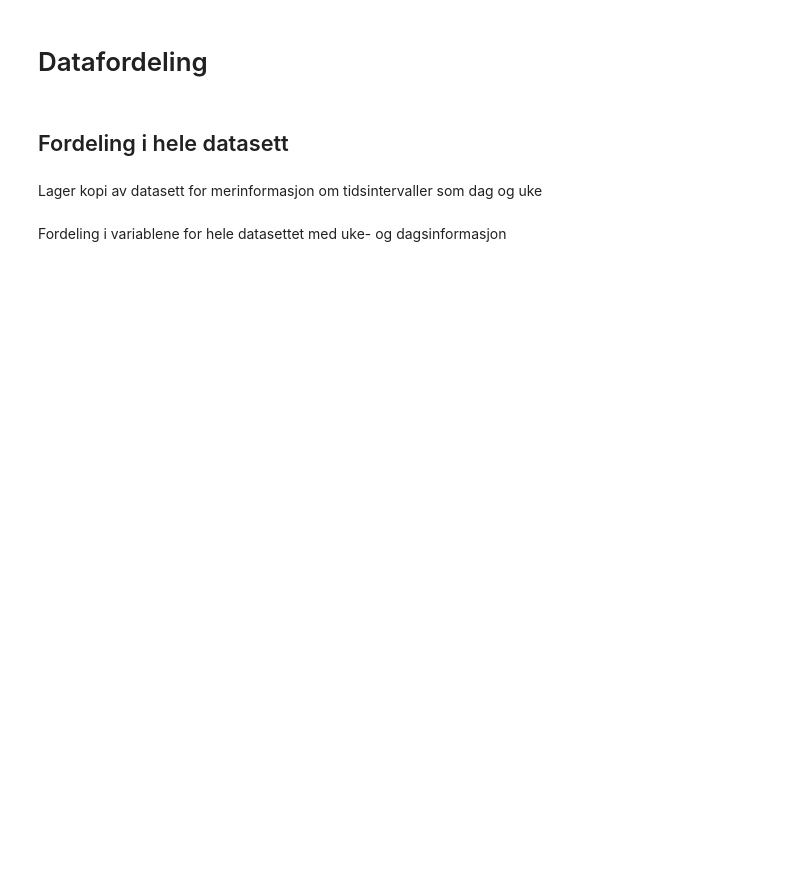
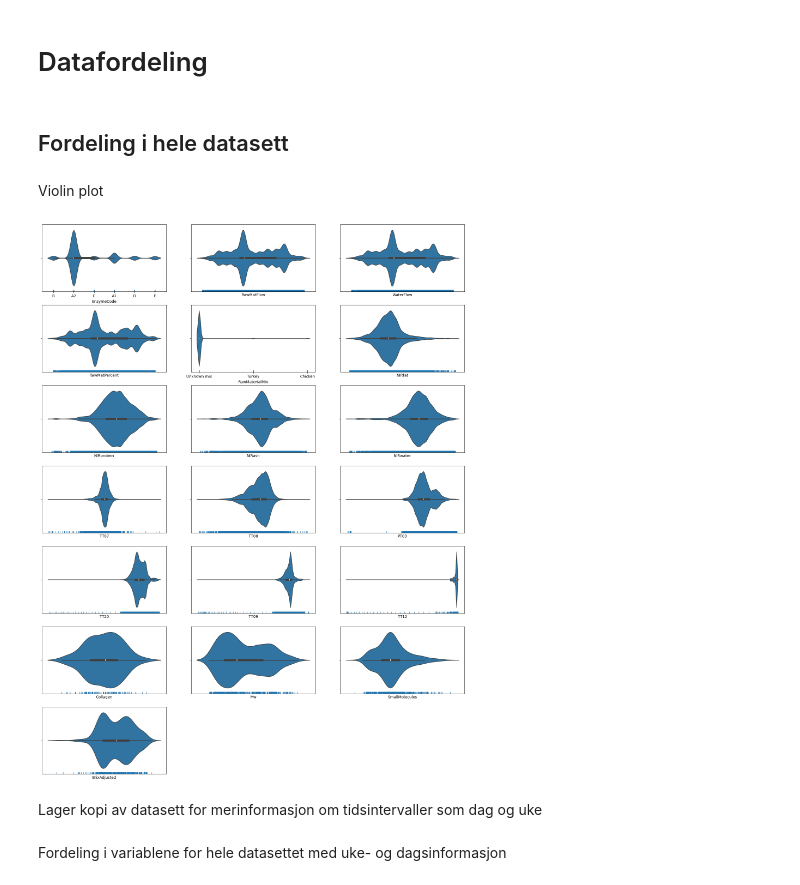
Before and after one commit to PreyPython123/Master-V24-Semiveiledet-Regresjon, a Jupyter notebook: Bioco_Dataprosessering,_Dataforståelse_og_Dataundersøkelse.ipynb, the cells around one changed output. Saved outputs shown, nothing was run; the diff lists cells and outputs as text; code cells hidden in the pictures; blank space fills up the shorter version.

```diff
--- a/Bioco_Dataprosessering,_Dataforståelse_og_Dataundersøkelse.ipynb
+++ b/Bioco_Dataprosessering,_Dataforståelse_og_Dataundersøkelse.ipynb
@@ -287,3 +429,25 @@ memory usage: 6.6+ MB
+# %% [markdown]
+Violin plot
+# %%
+fig = plt.figure(figsize=(20,30))
+antall_kolonnner = len(bioco_data.columns)
+rute_nett = fig.add_gridspec(8,3)
+
+n = 0
+for nummer, indeks in zip(range(antall_kolonnner), bioco_data):
+  if nummer % 3 == 0:
+    n += 1
+    i = 0
+  ax = fig.add_subplot(rute_nett[n,i])
+  sns.violinplot(x=indeks, data = bioco_data)
+  sns.rugplot(x=bioco_data[indeks])
+
+  # Utelukker sensitiv informasjon
+  if indeks not in ['EnzymeCode', 'RawMaterialMix']:
+    ax.set_xticks([])
+  i += 1
+# %% [output]
+[figure, added]
 # %% [markdown]
 Lager kopi av datasett for merinformasjon om tidsintervaller som dag og uke
 # %%
```
Also changed, not shown: parts of 102 cells of this notebook.
